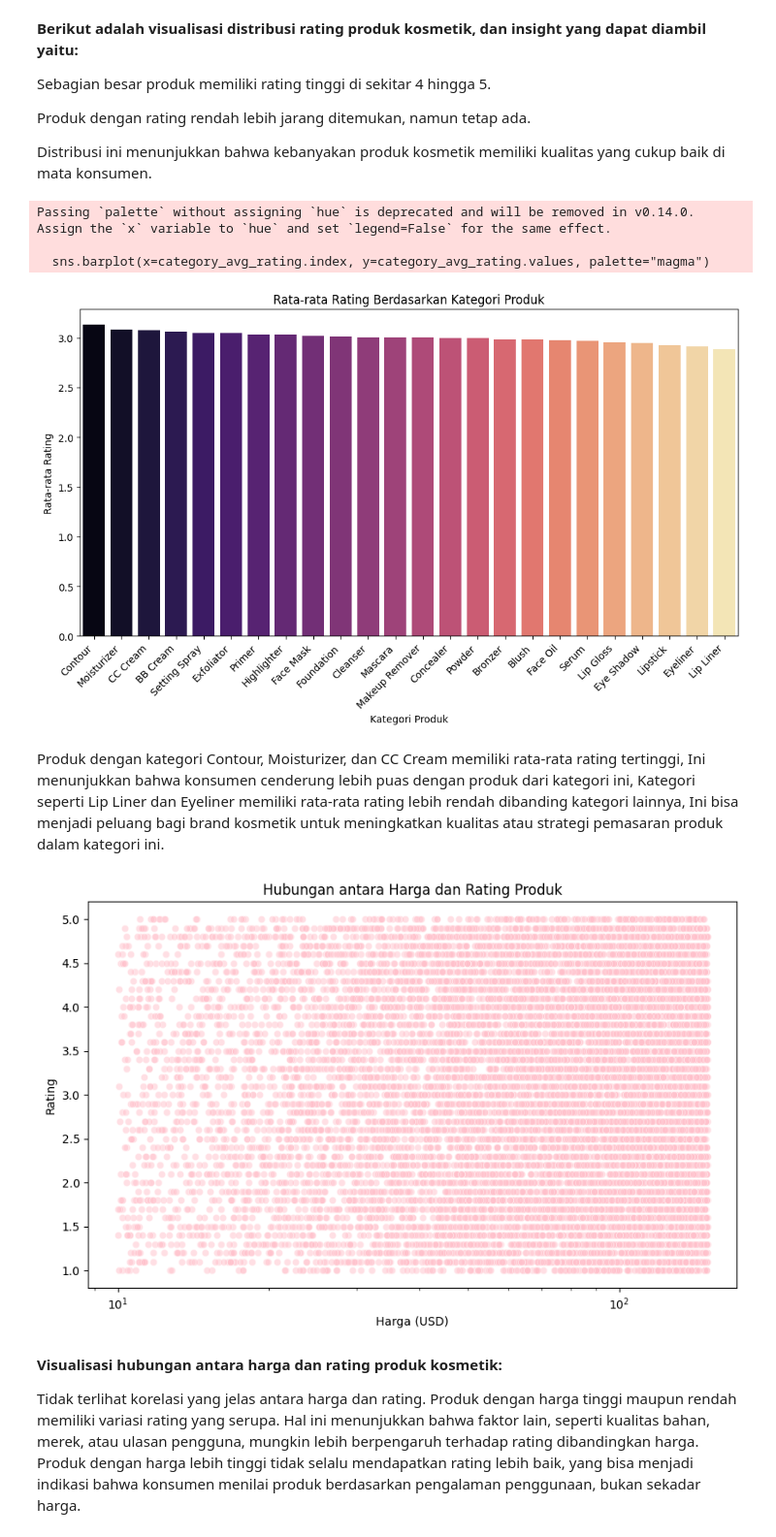
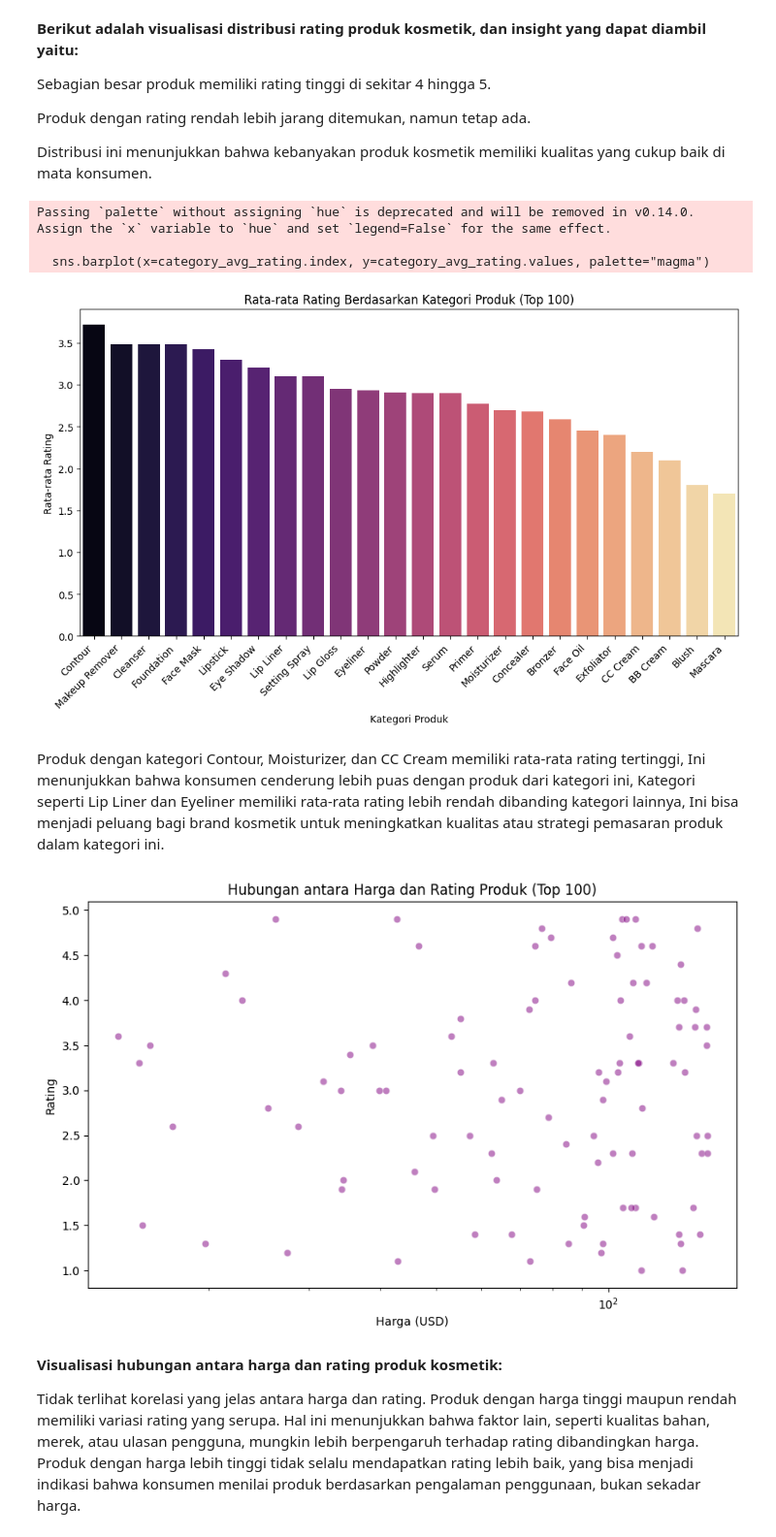
Before and after one commit to ainunnnnnn23/AVD, a Jupyter notebook: Tugas_AVD_3_(MATPLOTLIB_&_SEABORN).ipynb, the cells around one changed output. Shown: that part at 97% size. Cells and saved outputs as stored; diff of their text form; code cells hidden in the pictures.

```diff
--- a/Tugas_AVD_3_(MATPLOTLIB_&_SEABORN).ipynb
+++ b/Tugas_AVD_3_(MATPLOTLIB_&_SEABORN).ipynb
@@ -8,6 +8,7 @@ import seaborn as sns
 # %%
 df = pd.read_csv("/content/most_used_beauty_cosmetics_products_extended.csv")
 df_selected = df.copy()
+df_top100 = df.head(100) #mennggunakan 100 data teratas
 df
 # %% [output]
 |  | Product_Name | Brand | Category | Usage_Frequency | Price_USD | Rating | Number_of_Reviews | Product_Size | ... |
@@ -42,10 +43,10 @@ Produk dengan rating rendah lebih jarang ditemukan, namun tetap ada.
 Distribusi ini menunjukkan bahwa kebanyakan produk kosmetik memiliki kualitas yang cukup baik di mata konsumen.
 # %%
 plt.figure(figsize=(12, 6))
-category_avg_rating = df_selected.groupby("Category")["Rating"].mean().sort_values(ascending=False)
+category_avg_rating = df_top10.groupby("Category")["Rating"].mean().sort_values(ascending=False)
 sns.barplot(x=category_avg_rating.index, y=category_avg_rating.values, palette="magma")
 plt.xticks(rotation=45, ha="right")
-plt.title("Rata-rata Rating Berdasarkan Kategori Produk")
+plt.title("Rata-rata Rating Berdasarkan Kategori Produk (Top 100)")
 plt.xlabel("Kategori Produk")
 plt.ylabel("Rata-rata Rating")
 plt.show()
@@ -53,19 +54,19 @@ plt.show()
 Passing `palette` without assigning `hue` is deprecated and will be removed in v0.14.0. Assign the `x` variable to `hue` and set `legend=False` for the same effect.
 
   sns.barplot(x=category_avg_rating.index, y=category_avg_rating.values, palette="magma")
-[figure, old version]
+[figure, new version]
 # %% [markdown]
 Produk dengan kategori Contour, Moisturizer, dan CC Cream memiliki rata-rata rating tertinggi, Ini menunjukkan bahwa konsumen cenderung lebih puas dengan produk dari kategori ini, Kategori seperti Lip Liner dan Eyeliner memiliki rata-rata rating lebih rendah dibanding kategori lainnya, Ini bisa menjadi peluang bagi brand kosmetik untuk meningkatkan kualitas atau strategi pemasaran produk dalam kategori ini.
 # %%
 plt.figure(figsize=(10, 6))
-sns.scatterplot(x=df_selected["Price_USD"], y=df_selected["Rating"], alpha=0.5, color="pink")
-plt.title("Hubungan antara Harga dan Rating Produk")
+sns.scatterplot(x=df_top100["Price_USD"], y=df_top100["Rating"], alpha=0.5, color="purple")
+plt.title("Hubungan antara Harga dan Rating Produk (Top 100)")
 plt.xlabel("Harga (USD)")
 plt.ylabel("Rating")
 plt.xscale("log")  # Menggunakan skala log untuk harga agar lebih terbaca
 plt.show()
 # %% [output]
-[figure, old version]
+[figure, new version]
 # %% [markdown]
 **Visualisasi hubungan antara harga dan rating produk kosmetik:**
 
```
Also changed, not shown: parts of 2 cells of this notebook.
